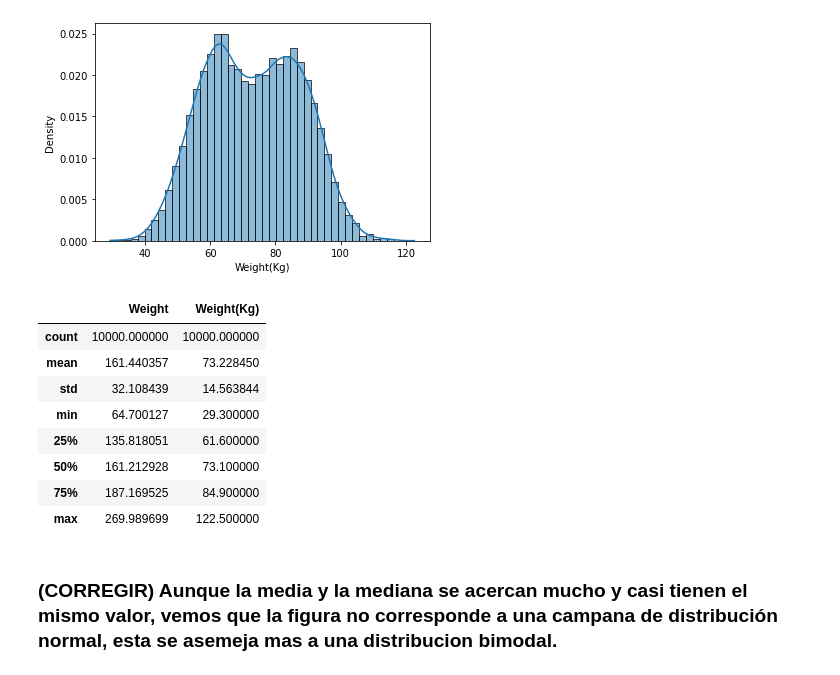
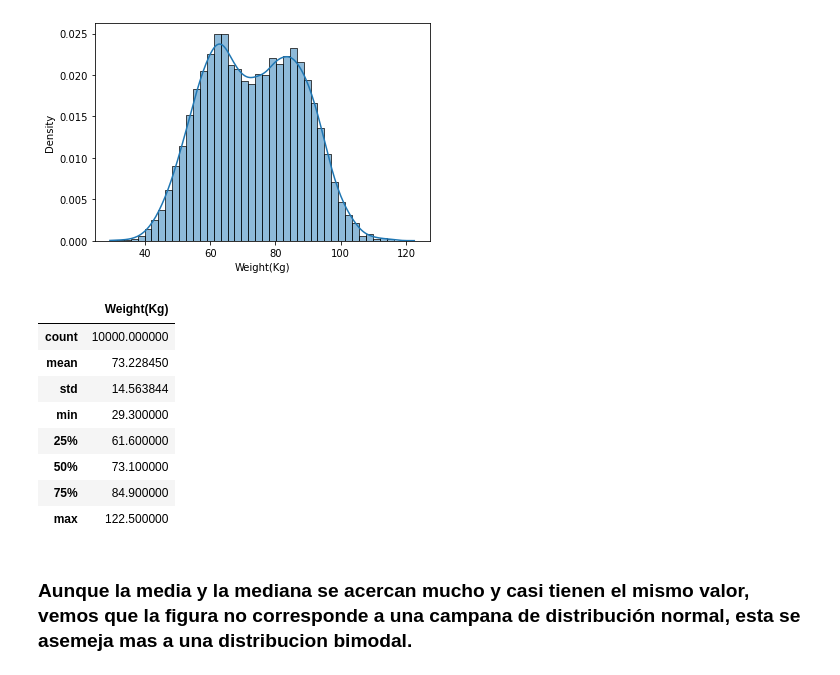
Before and after one commit to 16danielvm/Height-vs-Weight, a Jupyter notebook: H_vs_W.ipynb, the cells around one changed output. Cells and saved outputs as stored; diff of their text form; code cells hidden in the pictures.

```diff
--- a/H_vs_W.ipynb
+++ b/H_vs_W.ipynb
@@ -129,16 +136,16 @@ sns.histplot(df['Weight(Kg)'], stat= 'density', kde=True)
 <AxesSubplot:xlabel='Weight(Kg)', ylabel='Density'>
 [figure]
 # %%
-df[['Weight','Weight(Kg)']].describe()
+df[['Weight(Kg)']].describe()
 # %% [output]
-|  | Weight | Weight(Kg) |
-| count | 10000.000000 | 10000.000000 |
-| mean | 161.440357 | 73.228450 |
-| std | 32.108439 | 14.563844 |
-| min | 64.700127 | 29.300000 |
-| 25% | 135.818051 | 61.600000 |
-| 50% | 161.212928 | 73.100000 |
-| 75% | 187.169525 | 84.900000 |
-| max | 269.989699 | 122.500000 |
+|  | Weight(Kg) |
+| count | 10000.000000 |
+| mean | 73.228450 |
+| std | 14.563844 |
+| min | 29.300000 |
+| 25% | 61.600000 |
+| 50% | 73.100000 |
+| 75% | 84.900000 |
+| max | 122.500000 |
 # %% [markdown]
-### (CORREGIR) Aunque la media y la mediana se acercan mucho y casi tienen el mismo valor, vemos que la figura no corresponde a una campana de distribución normal, esta se asemeja mas a una distribucion bimodal.
+### Aunque la media y la mediana se acercan mucho y casi tienen el mismo valor, vemos que la figura no corresponde a una campana de distribución normal, esta se asemeja mas a una distribucion bimodal.
```
Also changed, not shown: parts of 23 cells of this notebook.
